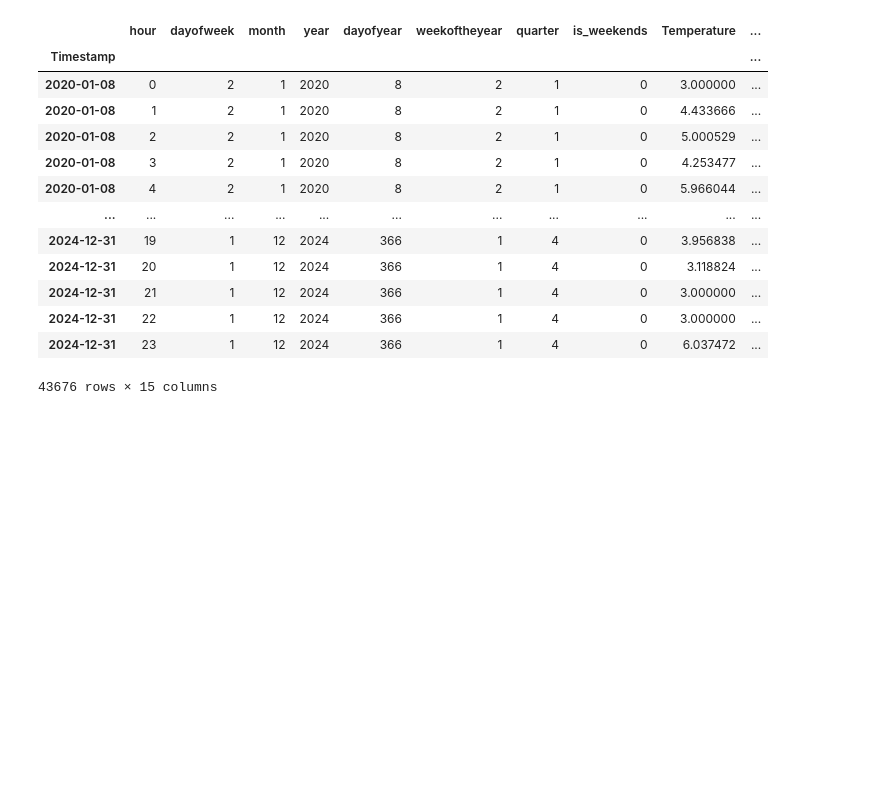
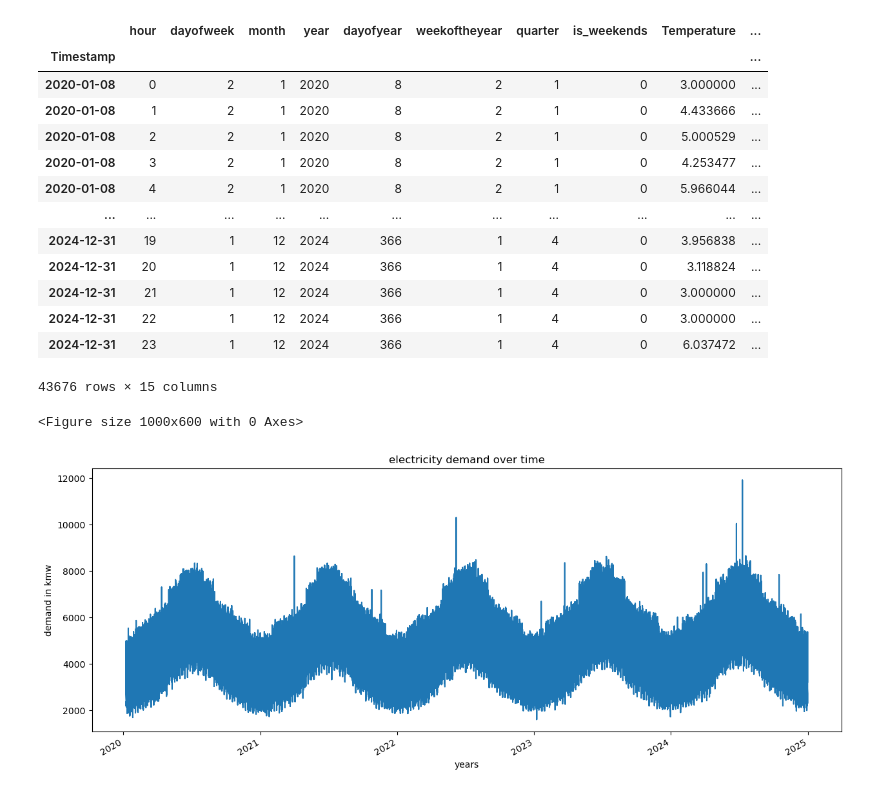
Before and after one commit to rohansaha636/Electricity-Demand-Prediction-Machine-Learning-Model, a Jupyter notebook: Electricity_Demand_Prediction_Machine_Learning_Model.ipynb, the cells around one changed output. Cells and saved outputs as stored; diff of their text form; code cells hidden in the pictures; blank space fills up the shorter version.

```diff
--- a/Electricity_Demand_Prediction_Machine_Learning_Model.ipynb
+++ b/Electricity_Demand_Prediction_Machine_Learning_Model.ipynb
@@ -475,3 +475,11 @@ df
 | 2024-12-31 | 22 | 1 | 12 | 2024 | 366 | 1 | 4 | 0 | 3.000000 | ... |
 | 2024-12-31 | 23 | 1 | 12 | 2024 | 366 | 1 | 4 | 0 | 6.037472 | ... |
 43676 rows × 15 columns
+# %%
+df['Demand'].plot(figsize=(15,6), title="electricity demand over time")
+plt.xlabel("years")
+plt.ylabel("demand in kmw")
+plt.show()
+# %% [output]
+<Figure size 1000x600 with 0 Axes>
+[figure, added]
```
Also changed, not shown: parts of 6 cells of this notebook.
